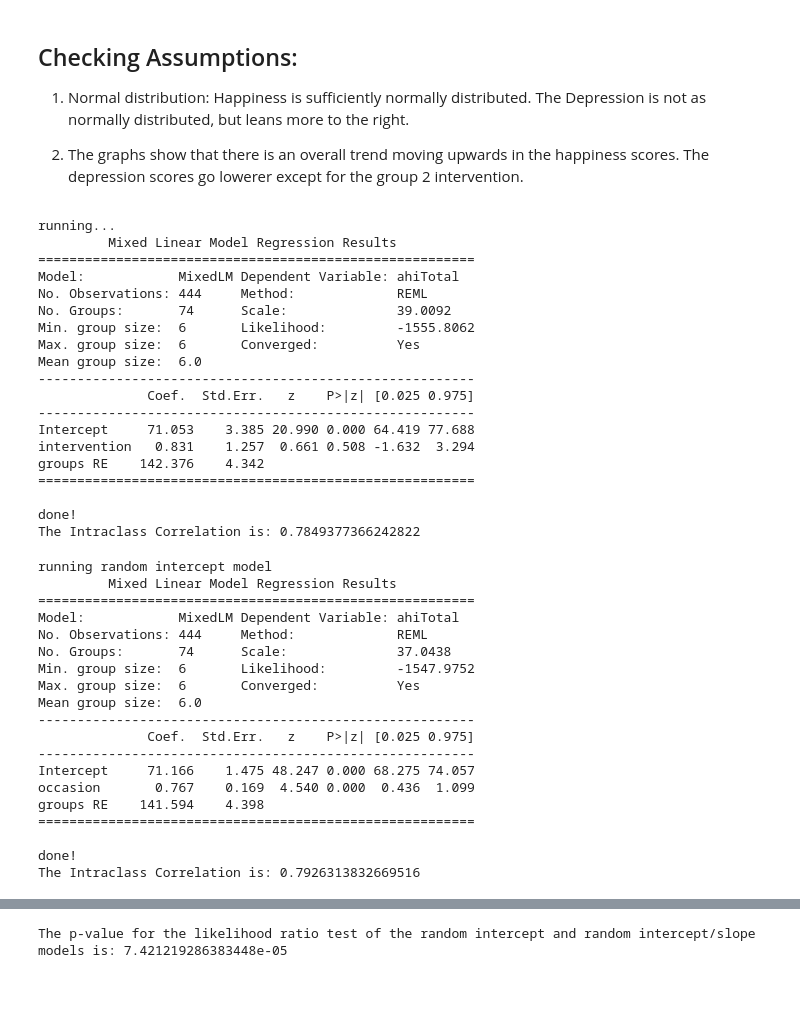
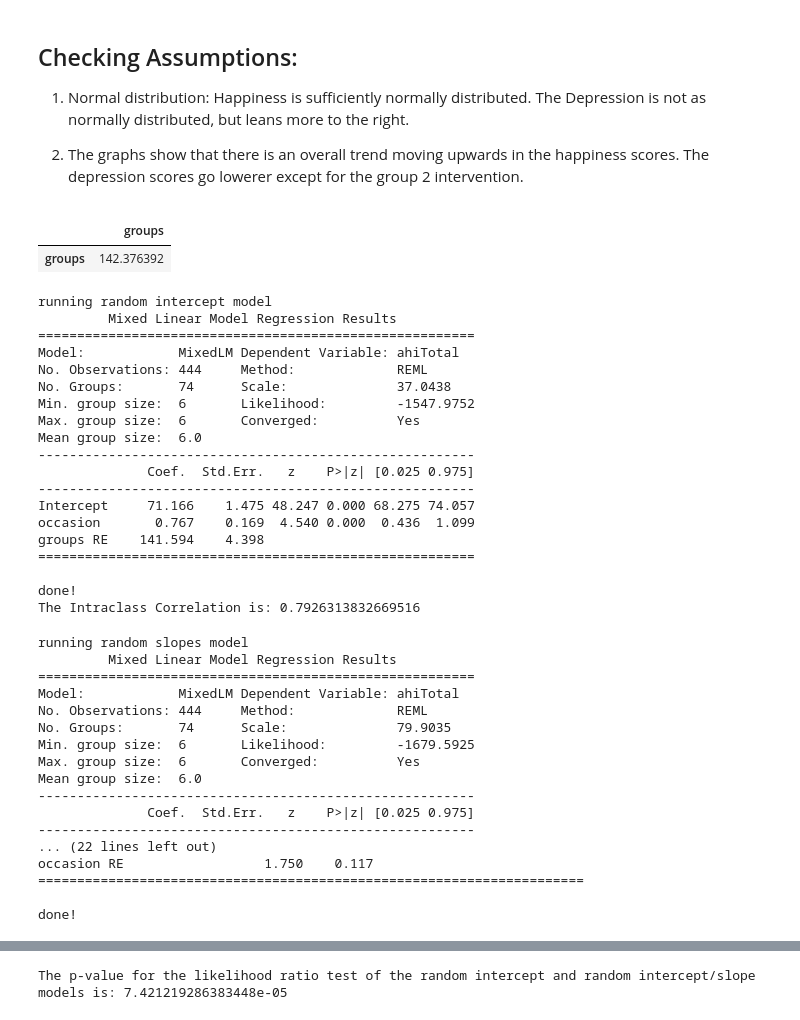
Before and after one commit to VincentG123/ThinkfulBootcamp, a Jupyter notebook: DS_for_SS_Happiness_Study.ipynb, the cells around one changed output, grey strips where cells are left out. Saved outputs shown, nothing was run; the diff lists cells and outputs as text; code cells hidden in the pictures; blank space fills up the shorter version.

```diff
--- a/DS_for_SS_Happiness_Study.ipynb
+++ b/DS_for_SS_Happiness_Study.ipynb
@@ -159,68 +129,66 @@ plt.show()
 1) Normal distribution: Happiness is sufficiently normally distributed. The Depression is not as normally distributed, but leans more to the right.
 
 2) The graphs show that there is an overall trend moving upwards in the happiness scores. The depression scores go lowerer except for the group 2 intervention.
+# %%
+result.cov_re
+# %% [output]
+|  | groups |
+| groups | 142.376392 |
 # %%
-# Model to use for calculating the ICC
-print('running...')
-model = smf.mixedlm("ahiTotal ~ intervention",data=total_participation,groups=total_participation['id'])
-result = model.fit(method='nm',maxiter=200, full_output=True)
-print(result.summary())
+print('running random intercept model')
+ri_model = smf.mixedlm("ahiTotal ~ occasion",data=total_participation,groups=total_participation['id'])
+ri_result = ri_model.fit(method='nm',maxiter=200, full_output=True)
+print(ri_result.summary())
 print("done!")
 
-# Function to calculate the intraclass correlation
-def ICC(fittedmodel):
-    between_var= fittedmodel.cov_re.iloc[0,0]
-    resid=fittedmodel.scale
-    icc=between_var/(between_var+resid)
-    return icc
-
-print('The Intraclass Correlation is: {}'.format(ICC(result)))
+print('The Intraclass Correlation is: {}'.format(ICC(ri_result)))
 # %% [output]
-running...
+running random intercept model
          Mixed Linear Model Regression Results
 ========================================================
 Model:            MixedLM Dependent Variable: ahiTotal
 No. Observations: 444     Method:             REML
-No. Groups:       74      Scale:              39.0092
-Min. group size:  6       Likelihood:         -1555.8062
+No. Groups:       74      Scale:              37.0438
+Min. group size:  6       Likelihood:         -1547.9752
 Max. group size:  6       Converged:          Yes
 Mean group size:  6.0
 --------------------------------------------------------
               Coef.  Std.Err.   z    P>|z| [0.025 0.975]
 --------------------------------------------------------
-Intercept     71.053    3.385 20.990 0.000 64.419 77.688
-intervention   0.831    1.257  0.661 0.508 -1.632  3.294
-groups RE    142.376    4.342
+Intercept     71.166    1.475 48.247 0.000 68.275 74.057
+occasion       0.767    0.169  4.540 0.000  0.436  1.099
+groups RE    141.594    4.398
 ========================================================
 
 done!
-The Intraclass Correlation is: 0.7849377366242822
+The Intraclass Correlation is: 0.7926313832669516
 # %%
-
-print('running random intercept model')
-ri_model = smf.mixedlm("ahiTotal ~ occasion",data=total_participation,groups=total_participation['id'])
-ri_result = ri_model.fit(method='nm',maxiter=200, full_output=True)
-print(ri_result.summary())
+print('running random slopes model')
+rs_model = smf.mixedlm("ahiTotal ~ occasion",data=total_participation,groups=total_participation['id'], re_formula="~0+occasion")
+rs_result = rs_model.fit(method='nm',maxiter=200, full_output=True)
+print(rs_result.summary())
 print("done!")
 
-print('The Intraclass Correlation is: {}'.format(ICC(ri_result)))
+print('running random intercept and random slopes model')
+ris_model = smf.mixedlm("ahiTotal ~ occasion",data=total_participation,groups=total_participation['id'], re_formula="~occasion")
+ris_result = ris_model.fit(method='nm', maxiter=200, full_output=True)
+print(ris_result.summary())
+print("done!")
 # %% [output]
-running random intercept model
+running random slopes model
          Mixed Linear Model Regression Results
 ========================================================
 Model:            MixedLM Dependent Variable: ahiTotal
 No. Observations: 444     Method:             REML
-No. Groups:       74      Scale:              37.0438
-Min. group size:  6       Likelihood:         -1547.9752
+No. Groups:       74      Scale:              79.9035
+Min. group size:  6       Likelihood:         -1679.5925
 Max. group size:  6       Converged:          Yes
 Mean group size:  6.0
 --------------------------------------------------------
               Coef.  Std.Err.   z    P>|z| [0.025 0.975]
 --------------------------------------------------------
-Intercept     71.166    1.475 48.247 0.000 68.275 74.057
-occasion       0.767    0.169  4.540 0.000  0.436  1.099
-groups RE    141.594    4.398
-========================================================
+... (22 lines left out)
+occasion RE                  1.750    0.117
+======================================================================
 
 done!
-The Intraclass Correlation is: 0.7926313832669516
```
Also changed, not shown: parts of 10 cells of this notebook.
